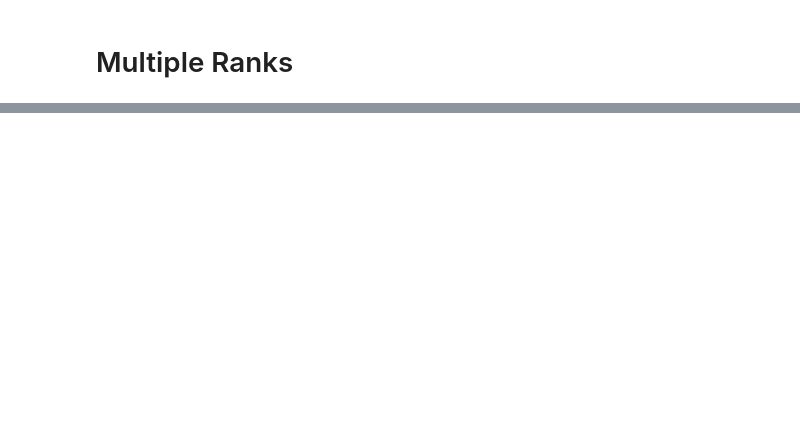
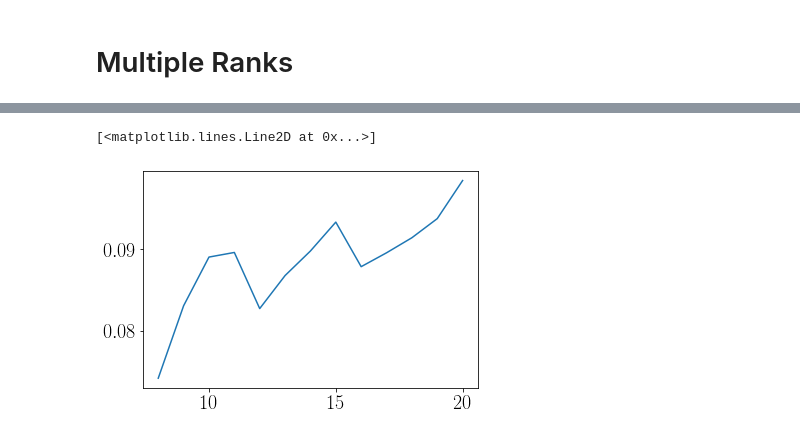
Before and after one commit to pssachdeva/uoi_neuroscience, a Jupyter notebook: nmf/ecog_uoi_nmf.ipynb, the cells around one changed output, grey strips where cells are left out. Drawn from its saved outputs; the diff is of its cells as text; code cells hidden in the pictures; blank space fills up the shorter version.

```diff
--- a/nmf/ecog_uoi_nmf.ipynb
+++ b/nmf/ecog_uoi_nmf.ipynb
@@ -56,3 +69,8 @@ UoI_NMF(cluster=DBSCAN(algorithm='auto', eps=0.5, leaf_size=30,
+# %%
+plt.plot([8, 9, 10, 11, 12, 13, 14, 15, 16, 17, 18, 19, 20], uoi.dissimilarity_)
+# %% [output]
+[<matplotlib.lines.Line2D at 0x...>]
+[figure, added]
 # %%
 uoi.components_.shape
 # %% [output]
```
Also changed, not shown: parts of 18 cells of this notebook, 8 other files.
